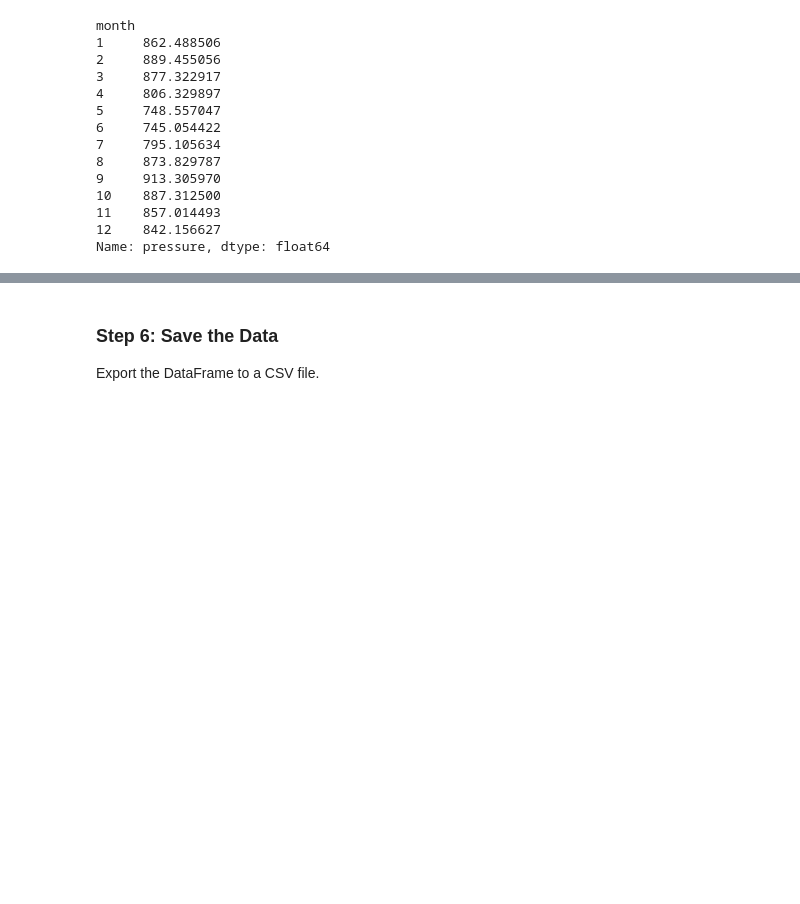
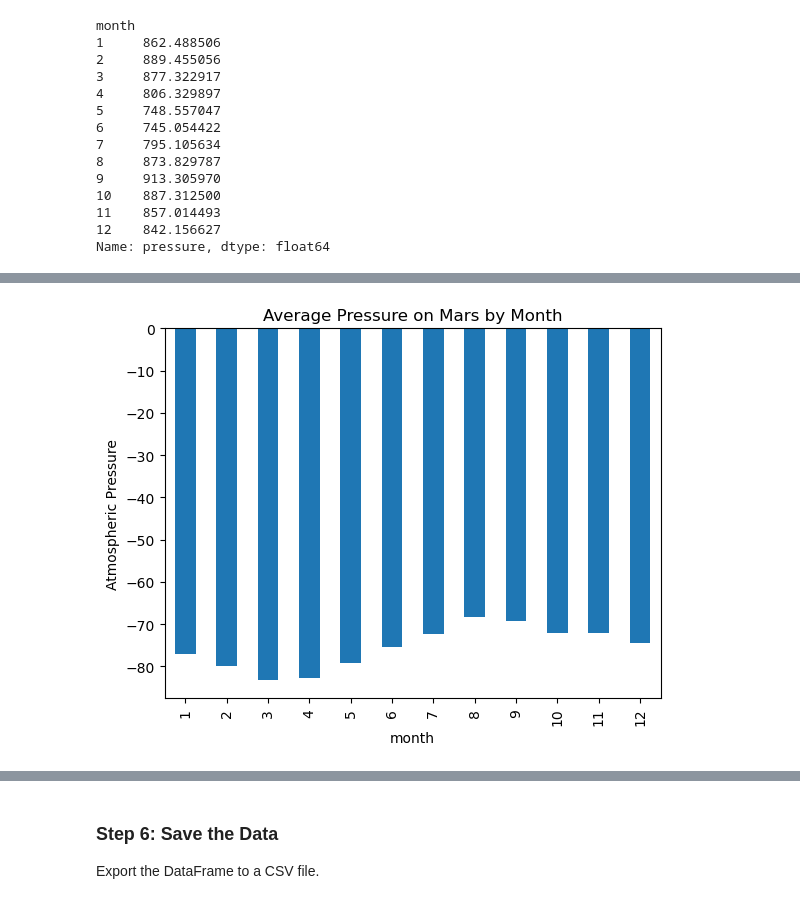
Before and after one commit to annabitzer/web_scraping_challenge, a Jupyter notebook: challenge_files/part_2_mars_weather.ipynb, the cells around one changed output, grey strips where cells are left out. Cells and saved outputs as stored; diff of their text form; code cells hidden in the pictures; blank space fills up the shorter version.

```diff
--- a/challenge_files/part_2_mars_weather.ipynb
+++ b/challenge_files/part_2_mars_weather.ipynb
@@ -192,2 +227,11 @@ Name: pressure, dtype: float64
+# %%
+# Plot the average pressure by month
+low_temp_df.plot(kind = 'bar', title = "Average Pressure on Mars by Month",
+                 xlabel = 'month',
+                   ylabel= 'Atmospheric Pressure')
+
+plt.show()
+# %% [output]
+[figure, added]
 # %%
 # 5. How many terrestrial (earth) days are there in a Martian year?
```
Also changed, not shown: parts of 14 cells of this notebook, 1 other file.
